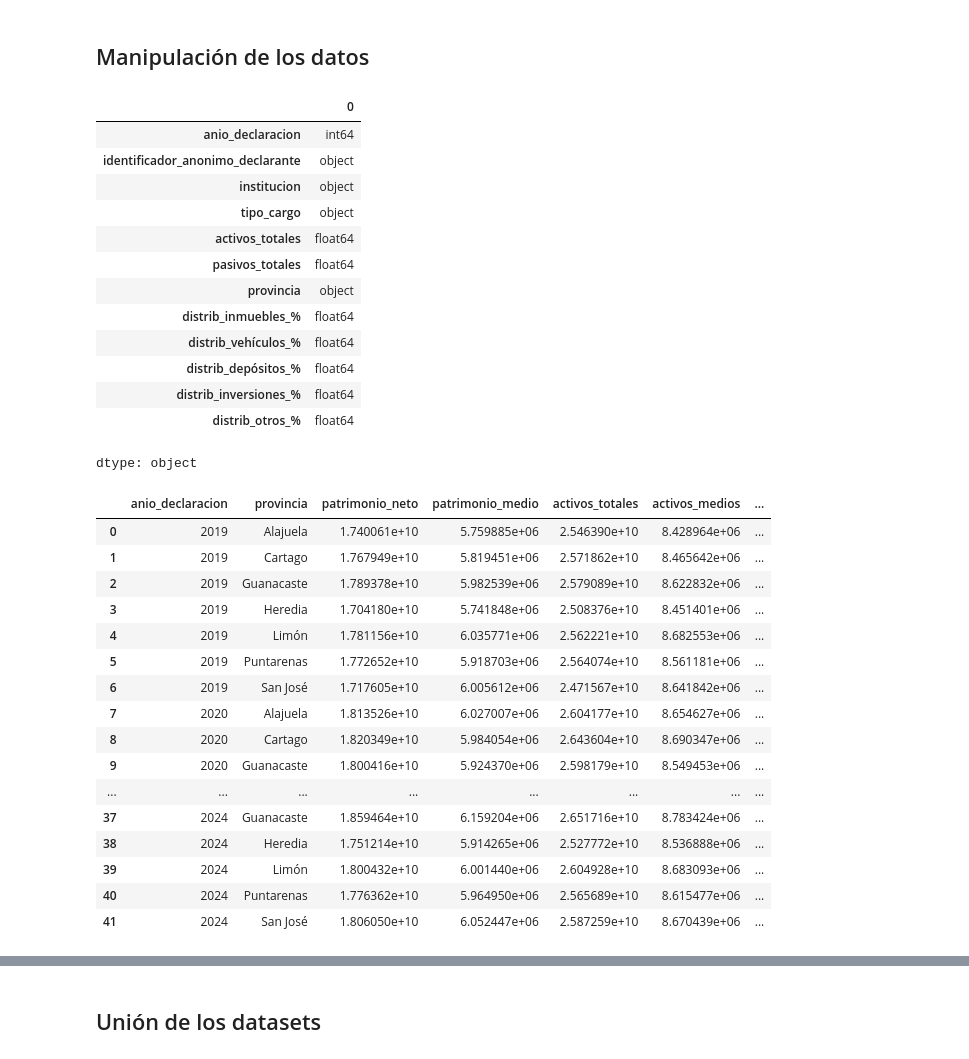
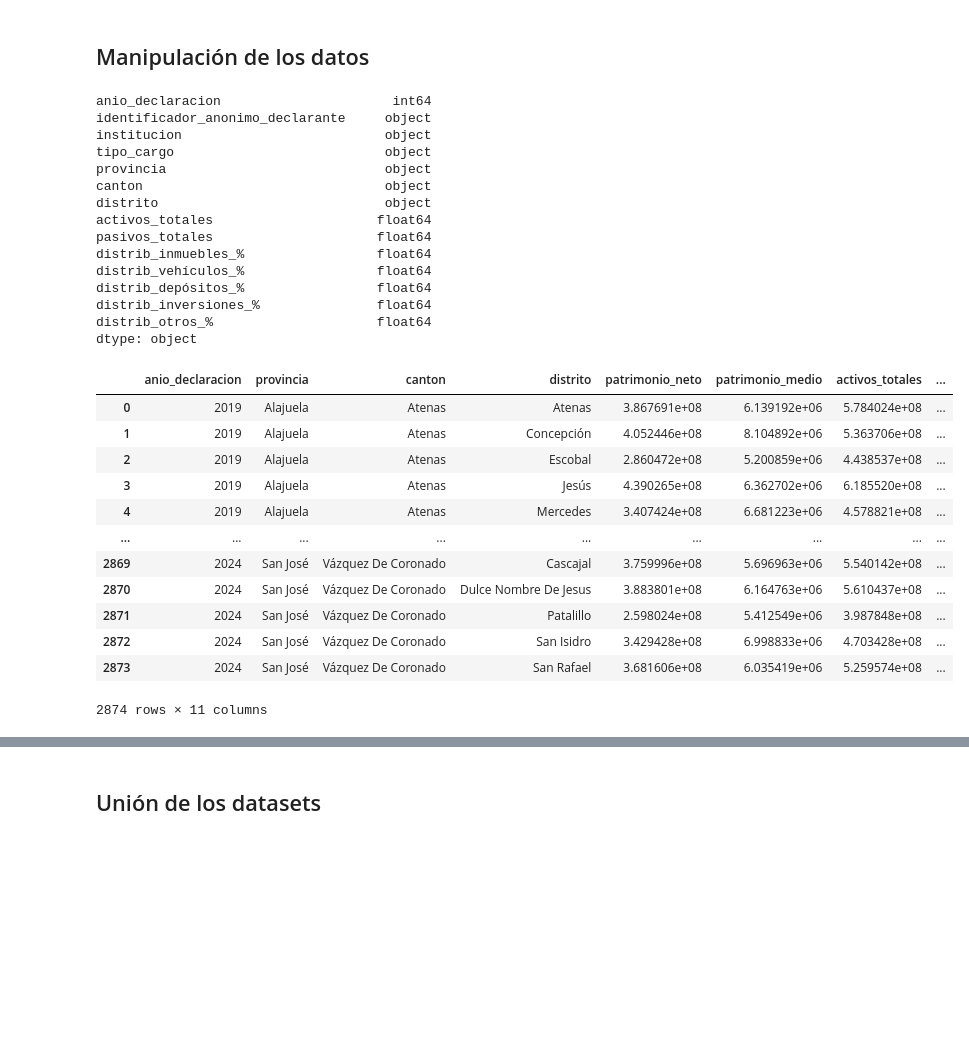
Before and after one commit to samvalverde/transparencia-patrimonial, a Jupyter notebook: Desafío_PIDA.ipynb, the cells around one changed output, grey strips where cells are left out. Saved outputs shown, nothing was run; the diff lists cells and outputs as text; code cells hidden in the pictures; blank space fills up the shorter version.

```diff
--- a/Desafío_PIDA.ipynb
+++ b/Desafío_PIDA.ipynb
@@ -437,6 +391,4 @@ sns.scatterplot(
 ## Creación de datos sintéticos para la Contraloría General de la República (Declaración de Juradas de Bienes)
 # %%
 df_cgr = pd.read_csv("synthetic_cgr_declaraciones.csv")
-# %%
-df_cgr = df_cgr[:12000]
 # %%
@@ -521,6 +489,8 @@ df_cgr["tipo_cargo"] = df_cgr["tipo_cargo"].astype(str)
 df_cgr["activos_totales"] = df_cgr["activos_totales"].astype(float)
 df_cgr["pasivos_totales"] = df_cgr["pasivos_totales"].astype(float)
 df_cgr["provincia"] = df_cgr["provincia"].astype(str)
+df_cgr["canton"] = df_cgr["canton"].astype(str)
+df_cgr["distrito"] = df_cgr["distrito"].astype(str)
 df_cgr["distrib_inmuebles_%"] = df_cgr["distrib_inmuebles_%"].astype(float)
 df_cgr["distrib_vehículos_%"] = df_cgr["distrib_vehículos_%"].astype(float)
 df_cgr["distrib_depósitos_%"] = df_cgr["distrib_depósitos_%"].astype(float)
@@ -529,53 +499,50 @@ df_cgr["distrib_otros_%"] = df_cgr["distrib_otros_%"].astype(float)
 
 df_cgr.dtypes
 # %% [output]
-|  | 0 |
-| anio_declaracion | int64 |
-| identificador_anonimo_declarante | object |
-| institucion | object |
-| tipo_cargo | object |
-| activos_totales | float64 |
-| pasivos_totales | float64 |
-| provincia | object |
-| distrib_inmuebles_% | float64 |
-| distrib_vehículos_% | float64 |
-| distrib_depósitos_% | float64 |
-| distrib_inversiones_% | float64 |
-| distrib_otros_% | float64 |
+anio_declaracion                      int64
+identificador_anonimo_declarante     object
+institucion                          object
+tipo_cargo                           object
+provincia                            object
+canton                               object
+distrito                             object
+activos_totales                     float64
+pasivos_totales                     float64
+distrib_inmuebles_%                 float64
+distrib_vehículos_%                 float64
+distrib_depósitos_%                 float64
+distrib_inversiones_%               float64
+distrib_otros_%                     float64
 dtype: object
 # %%
 df_cgr["patrimonio_neto"] = df_cgr["activos_totales"] - df_cgr["pasivos_totales"]
 # %%
-df_cgr_agg = df_cgr.groupby(["anio_declaracion", "provincia"]).agg(
+df_cgr_agg = df_cgr.groupby(["anio_declaracion", "provincia", "canton", "distrito"]).agg(
     patrimonio_neto=("patrimonio_neto", "sum"),
     patrimonio_medio=("patrimonio_neto", "mean"),
     activos_totales=("activos_totales", "sum"),
     activos_medios=("activos_totales", "mean"),
     pasivos_totales=("pasivos_totales", "sum"),
     pasivos_medios=("pasivos_totales", "mean"),
     cant_funcionarios=("identificador_anonimo_declarante", "count"),
 ).reset_index()
 
 # Round the relevant columns to 6 decimal places
 cols_to_round = ["patrimonio_neto", "patrimonio_medio", "activos_totales", "activos_medios", "pasivos_totales", "pasivos_medios"]
 df_cgr_agg[cols_to_round] = df_cgr_agg[cols_to_round].round(4)
 
 df_cgr_agg
 # %% [output]
-|  | anio_declaracion | provincia | patrimonio_neto | patrimonio_medio | activos_totales | activos_medios | ... |
-| 0 | 2019 | Alajuela | 1.740061e+10 | 5.759885e+06 | 2.546390e+10 | 8.428964e+06 | ... |
-| 1 | 2019 | Cartago | 1.767949e+10 | 5.819451e+06 | 2.571862e+10 | 8.465642e+06 | ... |
-| 2 | 2019 | Guanacaste | 1.789378e+10 | 5.982539e+06 | 2.579089e+10 | 8.622832e+06 | ... |
-| 3 | 2019 | Heredia | 1.704180e+10 | 5.741848e+06 | 2.508376e+10 | 8.451401e+06 | ... |
-| 4 | 2019 | Limón | 1.781156e+10 | 6.035771e+06 | 2.562221e+10 | 8.682553e+06 | ... |
-| 5 | 2019 | Puntarenas | 1.772652e+10 | 5.918703e+06 | 2.564074e+10 | 8.561181e+06 | ... |
-| 6 | 2019 | San José | 1.717605e+10 | 6.005612e+06 | 2.471567e+10 | 8.641842e+06 | ... |
-| 7 | 2020 | Alajuela | 1.813526e+10 | 6.027007e+06 | 2.604177e+10 | 8.654627e+06 | ... |
-| 8 | 2020 | Cartago | 1.820349e+10 | 5.984054e+06 | 2.643604e+10 | 8.690347e+06 | ... |
-| 9 | 2020 | Guanacaste | 1.800416e+10 | 5.924370e+06 | 2.598179e+10 | 8.549453e+06 | ... |
-| ... | ... | ... | ... | ... | ... | ... | ... |
-| 37 | 2024 | Guanacaste | 1.859464e+10 | 6.159204e+06 | 2.651716e+10 | 8.783424e+06 | ... |
-| 38 | 2024 | Heredia | 1.751214e+10 | 5.914265e+06 | 2.527772e+10 | 8.536888e+06 | ... |
-| 39 | 2024 | Limón | 1.800432e+10 | 6.001440e+06 | 2.604928e+10 | 8.683093e+06 | ... |
-| 40 | 2024 | Puntarenas | 1.776362e+10 | 5.964950e+06 | 2.565689e+10 | 8.615477e+06 | ... |
-| 41 | 2024 | San José | 1.806050e+10 | 6.052447e+06 | 2.587259e+10 | 8.670439e+06 | ... |
+|  | anio_declaracion | provincia | canton | distrito | patrimonio_neto | patrimonio_medio | activos_totales | ... |
+| 0 | 2019 | Alajuela | Atenas | Atenas | 3.867691e+08 | 6.139192e+06 | 5.784024e+08 | ... |
+| 1 | 2019 | Alajuela | Atenas | Concepción | 4.052446e+08 | 8.104892e+06 | 5.363706e+08 | ... |
+| 2 | 2019 | Alajuela | Atenas | Escobal | 2.860472e+08 | 5.200859e+06 | 4.438537e+08 | ... |
+| 3 | 2019 | Alajuela | Atenas | Jesús | 4.390265e+08 | 6.362702e+06 | 6.185520e+08 | ... |
+| 4 | 2019 | Alajuela | Atenas | Mercedes | 3.407424e+08 | 6.681223e+06 | 4.578821e+08 | ... |
+| ... | ... | ... | ... | ... | ... | ... | ... | ... |
+| 2869 | 2024 | San José | Vázquez De Coronado | Cascajal | 3.759996e+08 | 5.696963e+06 | 5.540142e+08 | ... |
+| 2870 | 2024 | San José | Vázquez De Coronado | Dulce Nombre De Jesus | 3.883801e+08 | 6.164763e+06 | 5.610437e+08 | ... |
+| 2871 | 2024 | San José | Vázquez De Coronado | Patalillo | 2.598024e+08 | 5.412549e+06 | 3.987848e+08 | ... |
+| 2872 | 2024 | San José | Vázquez De Coronado | San Isidro | 3.429428e+08 | 6.998833e+06 | 4.703428e+08 | ... |
+| 2873 | 2024 | San José | Vázquez De Coronado | San Rafael | 3.681606e+08 | 6.035419e+06 | 5.259574e+08 | ... |
+2874 rows × 11 columns
```
Also changed, not shown: parts of 32 cells of this notebook.
